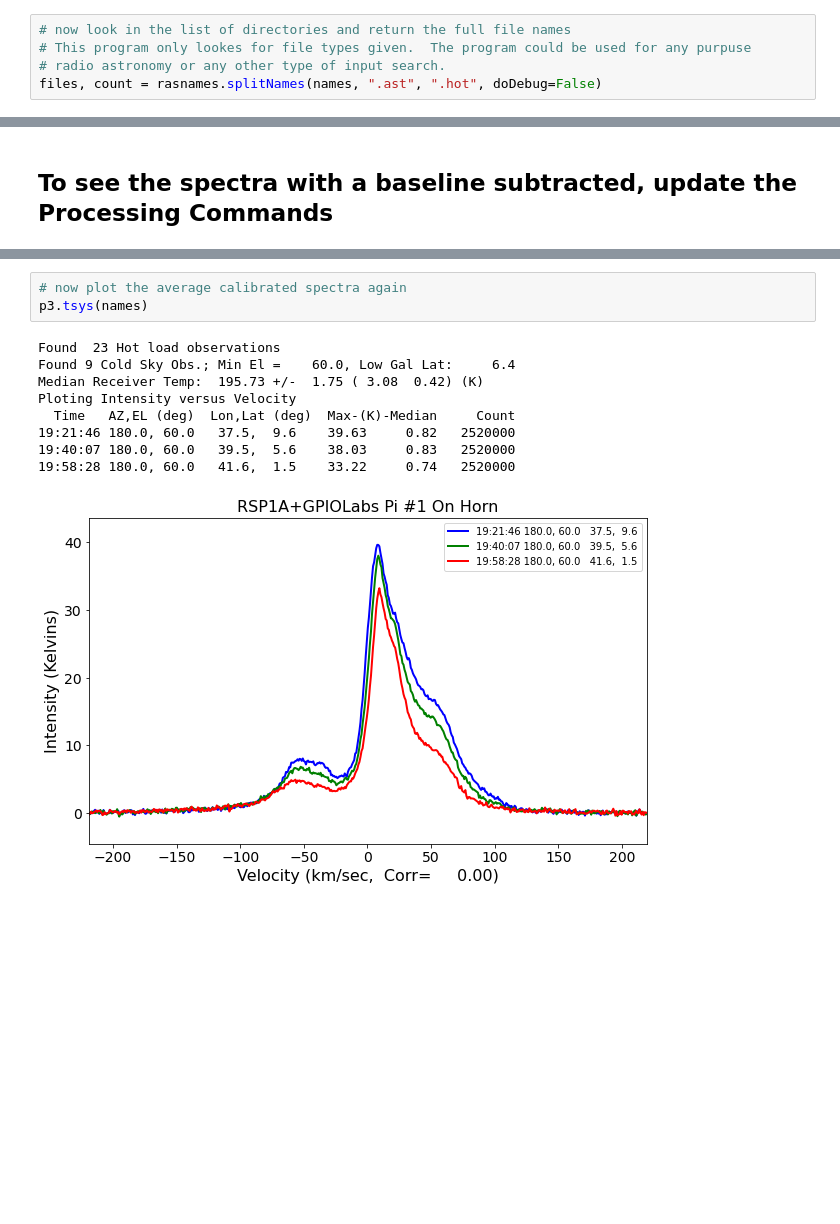
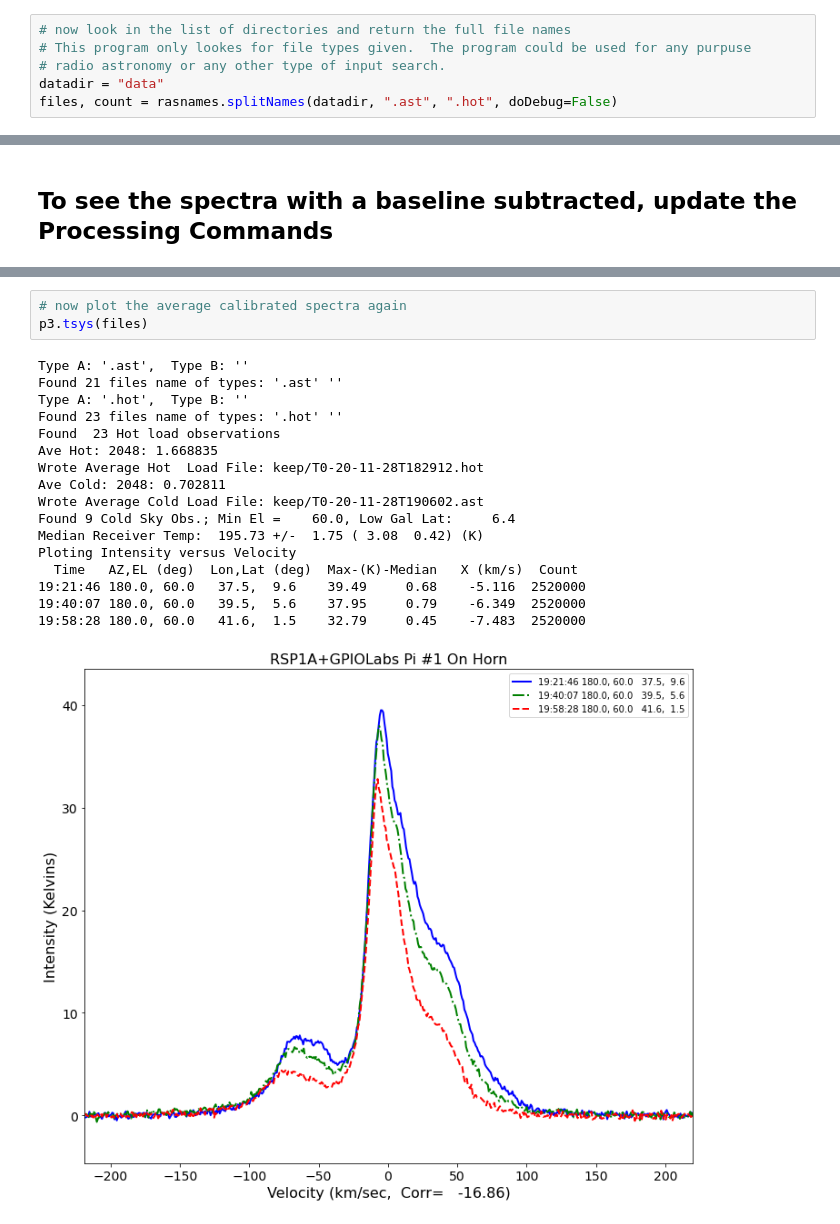
Before and after one commit to glangsto/jupyter, a Jupyter notebook: MilkyWayPlottingColab.ipynb, the cells around one changed output, grey strips where cells are left out. Drawn from its saved outputs; the diff is of its cells as text; blank space fills up the shorter version.

```diff
--- a/MilkyWayPlottingColab.ipynb
+++ b/MilkyWayPlottingColab.ipynb
@@ -89,7 +93,8 @@ Spectral integration time for averaging: 600.000000
 # now look in the list of directories and return the full file names
 # This program only lookes for file types given.  The program could be used for any purpuse
 # radio astronomy or any other type of input search.
-files, count = rasnames.splitNames(names, ".ast", ".hot", doDebug=False)
+datadir = "data"
+files, count = rasnames.splitNames(datadir, ".ast", ".hot", doDebug=False)
 # %%
 p.raw(files)
 # %% [output]
@@ -164,15 +179,23 @@ Spectral integration time for averaging: 900.000000
 Fitting and subtracking a baseline
 # %%
 # now plot the average calibrated spectra again
-p3.tsys(names)
+p3.tsys(files)
 # %% [output]
+Type A: '.ast',  Type B: ''
+Found 21 files name of types: '.ast' ''
+Type A: '.hot',  Type B: ''
+Found 23 files name of types: '.hot' ''
 Found  23 Hot load observations
+Ave Hot: 2048: 1.668835
+Wrote Average Hot  Load File: keep/T0-20-11-28T182912.hot
+Ave Cold: 2048: 0.702811
+Wrote Average Cold Load File: keep/T0-20-11-28T190602.ast
 Found 9 Cold Sky Obs.; Min El =    60.0, Low Gal Lat:     6.4
 Median Receiver Temp:  195.73 +/-  1.75 ( 3.08  0.42) (K)
 Ploting Intensity versus Velocity
-  Time   AZ,EL (deg)  Lon,Lat (deg)  Max-(K)-Median     Count
-19:21:46 180.0, 60.0   37.5,  9.6    39.63     0.82   2520000
-19:40:07 180.0, 60.0   39.5,  5.6    38.03     0.83   2520000
-19:58:28 180.0, 60.0   41.6,  1.5    33.22     0.74   2520000
+  Time   AZ,EL (deg)  Lon,Lat (deg)  Max-(K)-Median   X (km/s)  Count
+19:21:46 180.0, 60.0   37.5,  9.6    39.49     0.68    -5.116  2520000
+19:40:07 180.0, 60.0   39.5,  5.6    37.95     0.79    -6.349  2520000
+19:58:28 180.0, 60.0   41.6,  1.5    32.79     0.45    -7.483  2520000
-[figure, old version]
+[figure, new version]
 # %%
```
Also changed, not shown: parts of 20 cells of this notebook, 5 other files.
